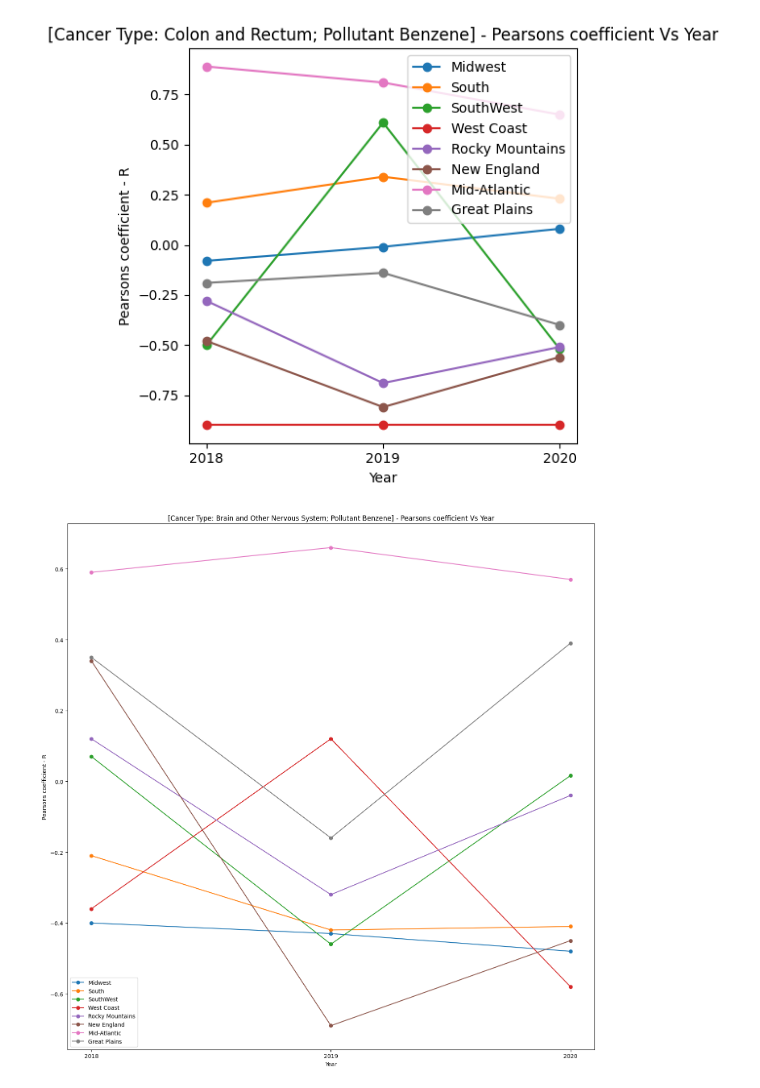
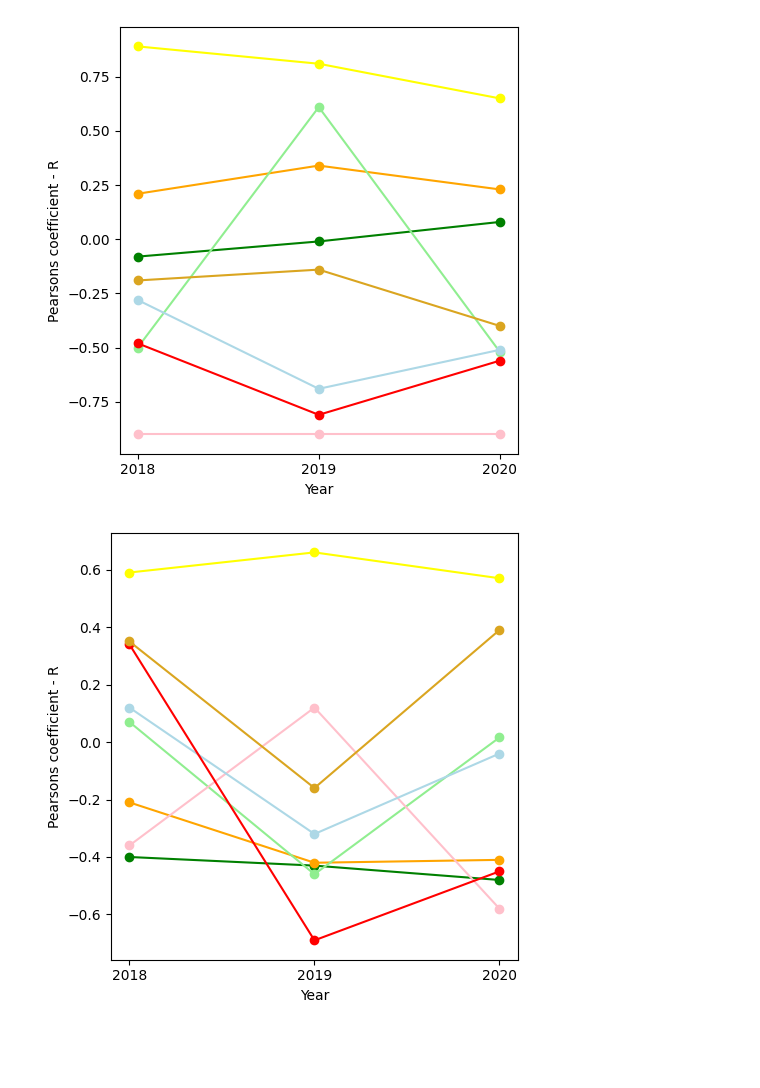
Before and after one commit to noblepenguin43/cancer-environment-corelation, a Jupyter notebook: Chemical-Pollution-2018-to-2020.ipynb, the cells around one changed output. Cells and saved outputs as stored; diff of their text form; code cells hidden in the pictures; blank space fills up the shorter version.

Commit message:
Kaggle Notebook | Updated Regional 2018/2019/2020 Chemical Cancer | Version 4

```diff
--- a/Chemical-Pollution-2018-to-2020.ipynb
+++ b/Chemical-Pollution-2018-to-2020.ipynb
@@ -17,10 +17,10 @@ data_path_differentRegions = '/kaggle/input/regions-to-state-mapping-usa/Differe
 data_path_allsites = '/kaggle/input/all-cancer-sites/sites.csv'
 
 year = '2018'
-pollutant = 'Benzene'
+pollutant = 'Chromium compounds (except for chromite ore mined in the Transvaal Region)'
 #site_csv = 'df_cancer_leadpollution-brainandothernervoussystem.csv'
 
-site = 'Brain and Other Nervous System'
+site = 'Stomach'
 num1 = 0
 num2 = 1000
 
@@ -206,10 +206,10 @@ data_path_differentRegions = '/kaggle/input/regions-to-state-mapping-usa/Differe
 data_path_allsites = '/kaggle/input/all-cancer-sites/sites.csv'
 
 year = '2019'
-pollutant = 'Benzene'
+pollutant = 'Chromium compounds (except for chromite ore mined in the Transvaal Region)'
 #site_csv = 'df_cancer_leadpollution-brainandothernervoussystem.csv'
 
-site = 'Brain and Other Nervous System'
+site = 'Stomach'
 
 num1 = 0
 num2 = 1000
@@ -453,10 +453,10 @@ data_path_differentRegions = '/kaggle/input/regions-to-state-mapping-usa/Differe
 data_path_allsites = '/kaggle/input/all-cancer-sites/sites.csv'
 
 year = '2020'
-pollutant = 'Benzene'
+pollutant = 'Chromium compounds (except for chromite ore mined in the Transvaal Region)'
 #site_csv = 'df_cancer_leadpollution-brainandothernervoussystem.csv'
 
-site = 'Brain and Other Nervous System'
+site = 'Stomach'
 num1 = 0
 num2 = 1000
 
@@ -627,37 +627,60 @@ Rocky Mountains
 # %%
 import pandas as pd
 import matplotlib.pyplot as plt
 
 #https://docs.google.com/spreadsheets/d/1pyYNsY267hTLBTJKlDktEwUUbkOmzuX84KQyjH5EEN8/edit?gid=1688699442#gid=1688699442
+
+# Define colors in order corresponding to y list in Figure 1
+colors = [
+    'green',  # Midwest
+    'orange',     # South
+    'lightgreen', # SouthWest
+    'pink',       # West Coast
+    'lightblue',  # Rocky Mountains
+    'red',        # New England
+    'yellow',     # Mid-Atlantic
+    '#DAA520'     # Great Plains (Yellow Ocre hex)
+]
 
 # 1. Colon and Rectum, Benzene
 data = {'Year': [2018, 2019, 2020],
         'Midwest': [-0.08, -0.01, 0.08],
         'South': [0.21, 0.34, 0.23],
         'SouthWest': [-0.5, 0.61, -0.52],
         'West Coast': [-0.9, -0.9, -0.9],
         'Rocky Mountains': [-0.28, -0.69, -0.51],
         'New England': [-0.48, -0.81, -0.56],
         'Mid-Atlantic': [0.89, 0.81, 0.65],
         'Great Plains': [-0.19, -0.14, -0.4]}
 
 df = pd.DataFrame(data)
-df.plot(x='Year', y=['Midwest', 'South', 'SouthWest', 'West Coast','Rocky Mountains', 'New England','Mid-Atlantic', 'Great Plains'], kind='line',  marker='o')
+df.plot(x='Year', y=['Midwest', 'South', 'SouthWest', 'West Coast','Rocky Mountains', 'New England','Mid-Atlantic', 'Great Plains'], kind='line',  marker='o', color=colors,  legend=False)
 plt.xlabel('Year')
 plt.ylabel('Pearsons coefficient - R')
-plt.title('[Cancer Type: Colon and Rectum; Pollutant Benzene] - Pearsons coefficient Vs Year')
-plt.legend() # Display the legend to differentiate the lines
+#plt.title('[Cancer Type: Colon and Rectum; Pollutant Benzene] - Pearsons coefficient Vs Year')
+#plt.legend() # Display the legend to differentiate the lines
 ax = plt.gca() # Get the current axes
 ax.xaxis.set_ticks(df['Year'][::1]) # Set ticks at every 3rd value in the 'Time' column
-plt.rcParams["figure.figsize"] = [14, 14]
 plt.show()
 # %% [output]
-[figure, old version]
+[figure, new version]
 # %%
 import pandas as pd
 import matplotlib.pyplot as plt
 
 #https://docs.google.com/spreadsheets/d/1pyYNsY267hTLBTJKlDktEwUUbkOmzuX84KQyjH5EEN8/edit?gid=1798494516#gid=1798494516
+
+# Define colors in order corresponding to y list in Figure 1
+colors = [
+    'green',  # Midwest
+    'orange',     # South
+    'lightgreen', # SouthWest
+    'pink',       # West Coast
+    'lightblue',  # Rocky Mountains
+    'red',        # New England
+    'yellow',     # Mid-Atlantic
+    '#DAA520'     # Great Plains (Yellow Ocre hex)
+]
 
 # 1. Brain and Other Nervous System, Benzene
 data = {'Year': [2018, 2019, 2020],
@@ -671,14 +694,13 @@ data = {'Year': [2018, 2019, 2020],
         'Great Plains': [0.35, -0.16, 0.39]}
 
 df = pd.DataFrame(data)
-df.plot(x='Year', y=['Midwest', 'South', 'SouthWest', 'West Coast','Rocky Mountains', 'New England','Mid-Atlantic', 'Great Plains'], kind='line',  marker='o')
+df.plot(x='Year', y=['Midwest', 'South', 'SouthWest', 'West Coast','Rocky Mountains', 'New England','Mid-Atlantic', 'Great Plains'], kind='line',  marker='o', color=colors,  legend=False)
 plt.xlabel('Year')
 plt.ylabel('Pearsons coefficient - R')
-plt.title('[Cancer Type: Brain and Other Nervous System; Pollutant Benzene] - Pearsons coefficient Vs Year')
-plt.legend() # Display the legend to differentiate the lines
+#plt.title('[Cancer Type: Brain and Other Nervous System; Pollutant Benzene] - Pearsons coefficient Vs Year')
+#plt.legend() # Display the legend to differentiate the lines
 ax = plt.gca() # Get the current axes
 ax.xaxis.set_ticks(df['Year'][::1]) # Set ticks at every 3rd value in the 'Time' column
-plt.rcParams["figure.figsize"] = [14, 14]
 plt.show()
 # %% [output]
-[figure, old version]
+[figure, new version]
```
Also changed, not shown: parts of 4 cells of this notebook.
